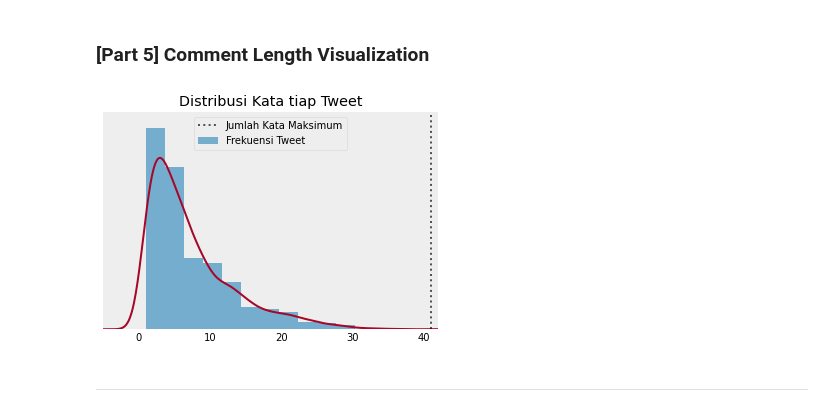
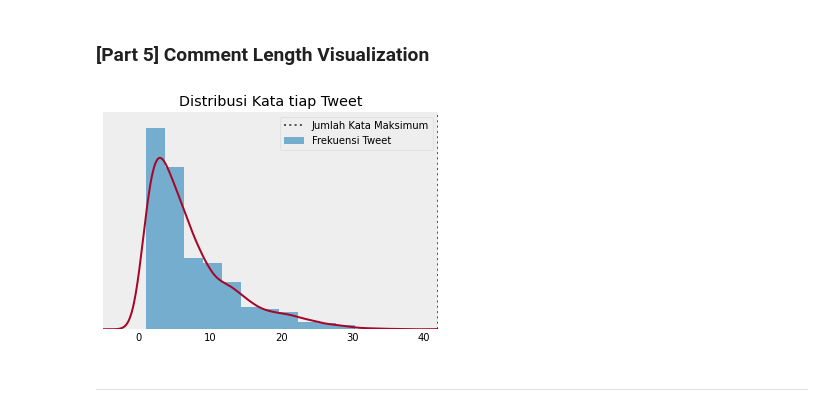
Before and after one commit to farhanalfaa/twitter-sentiment-analysis, a Jupyter notebook: program/[Part_4]_Convolutional_Neural_Network.ipynb, the cells around one changed output. Drawn from its saved outputs; the diff is of its cells as text; code cells hidden in the pictures.

```diff
--- a/program/[Part_4]_Convolutional_Neural_Network.ipynb
+++ b/program/[Part_4]_Convolutional_Neural_Network.ipynb
@@ -91,35 +91,35 @@ Number of Test Data    :  682
 label_names = ['positive', 'neutral','negative']
 
 train['doc_len'] = train['text'].apply(lambda words: len(words.split(' ')))
 
-max_seq_len = np.max(train['doc_len'])
+max_seq_len = np.max(train['doc_len'])+1
 
 fig, ax = plt.subplots(figsize=(6,4))
 
 train['doc_len'].plot(kind='hist',
                       density=True,
                       alpha=0.65,
                       bins=15,
                       label='Frekuensi Tweet')
 
 train['doc_len'].plot(kind='kde', label='')
 
 ax.set_xlim(-5, 42)
 ax.set_xlabel("")
 ax.set_ylim(0, 0.13)
 ax.set_yticks([])
 ax.set_ylabel("")
 ax.set_title("Distribusi Kata tiap Tweet")
 ax.grid(False)
 ax.axvline(x=max_seq_len, alpha=0.65, color='k', linestyle=':', label='Jumlah Kata Maksimum')
 ax.tick_params(left = False, bottom = False)
 for ax, spine in ax.spines.items():
     spine.set_visible(False)
 
 plt.legend()
 plt.show()
 # %% [output]
-[figure, old version]
+[figure, new version]
 # %% [markdown]
 
 
```
Also changed, not shown: parts of 9 cells of this notebook.
